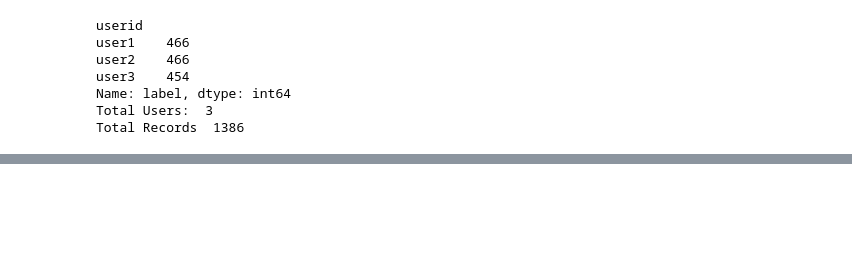
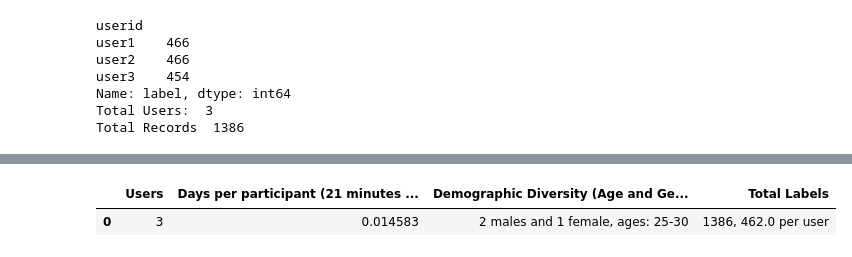
Before and after one commit to jaye311/CS156-Intro-To-AI-Project, a Jupyter notebook: main.ipynb, the cells around one changed output, grey strips where cells are left out. Cells and saved outputs as stored; diff of their text form; code cells hidden in the pictures; blank space fills up the shorter version.

```diff
--- a/main.ipynb
+++ b/main.ipynb
@@ -29,7 +29,7 @@ __Dataset Exploration__
 # %%
-subject_row_count = data.groupby('userid').count()
-print(subject_row_count['label'])
-print('Total Users: ', len(subject_row_count))
+user_row_count = data.groupby('userid').count()
+print(user_row_count['label'])
+print('Total Users: ', len(user_row_count))
 print('Total Records ', len(data))
 # %% [output]
 userid
@@ -41,0 +51,12 @@ Total Records  1386
+# %%
+summary_table = {
+    'Users': [len(user_row_count)],
+    'Days per participant (21 minutes each, 3 minutes per each activity, 7 activities)':[0.01458333333],
+    'Demographic Diversity (Age and Gender)': ['2 males and 1 female, ages: 25-30'],
+    'Total Labels': [f'{len(data)}, {len(data)/len(user_row_count)} per user']
+}
+summary_table = pd.DataFrame(summary_table)
+summary_table
+# %% [output]
+|  | Users | Days per participant (21 minutes ... | Demographic Diversity (Age and Ge... | Total Labels |
+| 0 | 3 | 0.014583 | 2 males and 1 female, ages: 25-30 | 1386, 462.0 per user |
```
Also changed, not shown: parts of 11 cells of this notebook.
